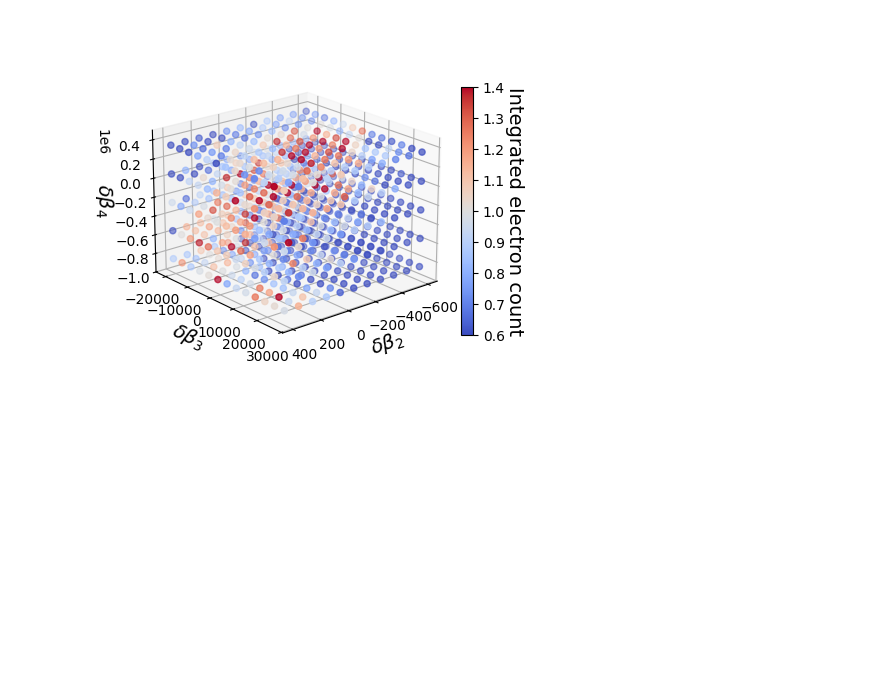
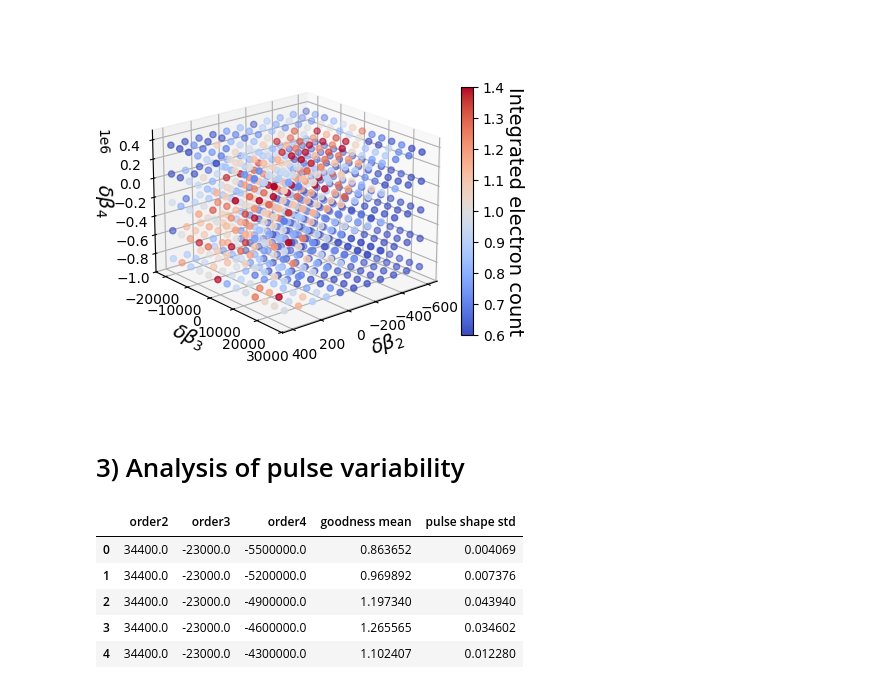
Before and after one commit to javierhndev/ML-pulse-shaping, a Jupyter notebook: analysis_goodness_and_motivation.ipynb, the cells around one changed output. Saved outputs shown, nothing was run; the diff lists cells and outputs as text; code cells hidden in the pictures; blank space fills up the shorter version.

```diff
--- a/analysis_goodness_and_motivation.ipynb
+++ b/analysis_goodness_and_motivation.ipynb
@@ -163,3 +166,5 @@ cbar.ax.set_ylabel('Integrated electron count', rotation=270,labelpad=14,fontsiz
 ax.set_box_aspect(None, zoom=0.85)
 # %% [output]
 [figure]
+# %% [markdown]
+# 3) Analysis of pulse variability
@@ -165,0 +247,9 @@ ax.set_box_aspect(None, zoom=0.85)
+# %%
+df_input_avg.head()
+# %% [output]
+|  | order2 | order3 | order4 | goodness mean | pulse shape std |
+| 0 | 34400.0 | -23000.0 | -5500000.0 | 0.863652 | 0.004069 |
+| 1 | 34400.0 | -23000.0 | -5200000.0 | 0.969892 | 0.007376 |
+| 2 | 34400.0 | -23000.0 | -4900000.0 | 1.197340 | 0.043940 |
+| 3 | 34400.0 | -23000.0 | -4600000.0 | 1.265565 | 0.034602 |
+| 4 | 34400.0 | -23000.0 | -4300000.0 | 1.102407 | 0.012280 |
```
Also changed, not shown: parts of 13 cells of this notebook, 4 other files.
